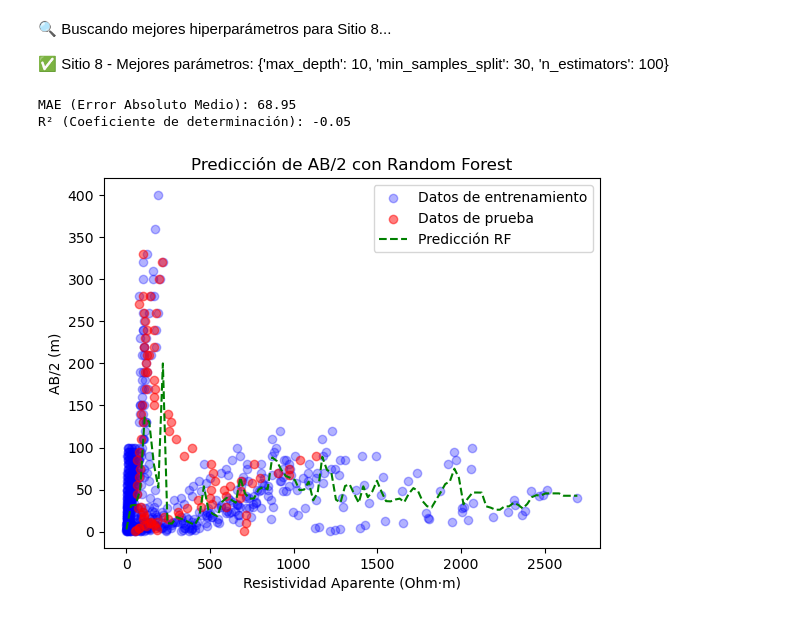
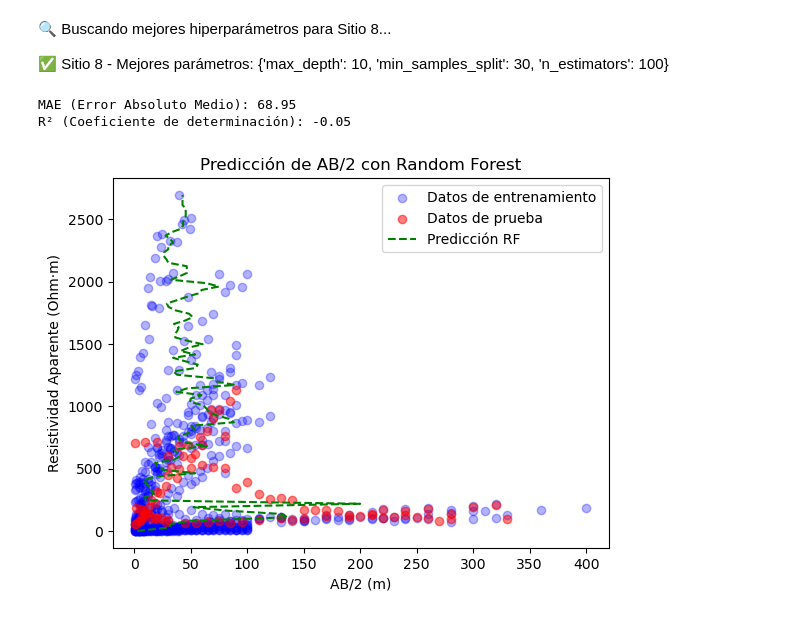
Before and after one commit to JuanJT117/TESIS-MCD, a Jupyter notebook: WorkWorkWork/Datos_Sinteticos_AB2.ipynb, the cells around one changed output. Drawn from its saved outputs; the diff is of its cells as text; code cells hidden in the pictures.

```diff
--- a/WorkWorkWork/Datos_Sinteticos_AB2.ipynb
+++ b/WorkWorkWork/Datos_Sinteticos_AB2.ipynb
@@ -1874,36 +1829,36 @@ groups = df["Modelo_ID"]
 
 # dividimos por grupos para entrenamiento y prueba
 gss = GroupShuffleSplit(n_splits=1, test_size=0.1, random_state=42)
 train_idx, test_idx = next(gss.split(X, y, groups))
 
 X_train, X_test = X.iloc[train_idx], X.iloc[test_idx]
 y_train, y_test = y.iloc[train_idx], y.iloc[test_idx]
 
 # modelo de entrenamiento, consideramos 500 arboles y una profundidad de 10 y na semilla de 42 y comparacmos con variacione de ramas y max_depth
 rf_inverse = RandomForestRegressor(n_estimators=200, max_depth=10, n_jobs=-1, random_state=42)
 rf_inverse.fit(X_train, y_train)
 
 #evalucion delk modelo empoleado el error absoluto medio y el coeficiente de determinacion
 y_pred = rf_inverse.predict(X_test)
 mae = mean_absolute_error(y_test, y_pred)
 r2 = r2_score(y_test, y_pred)
 
 print(f"MAE (Error Absoluto Medio): {mae:.2f}")
 print(f"R² (Coeficiente de determinación): {r2:.2f}")
 
 
 X_pred = np.linspace(min(X_train['Resistividad_Aparente']), max(X_train['Resistividad_Aparente']), 100).reshape(-1, 1)
 y_predicted = rf_inverse.predict(X_pred)
 
-plt.scatter(X_train, y_train, label="Datos de entrenamiento", color="blue", alpha=0.3)
-plt.scatter(X_test, y_test, label="Datos de prueba", color="red", alpha=0.5)
-plt.plot(X_pred, y_predicted, label="Predicción RF", color="green", linestyle="dashed")
-plt.xlabel("Resistividad Aparente (Ohm·m)")
-plt.ylabel("AB/2 (m)")
+plt.scatter(y_train, X_train, label="Datos de entrenamiento", color="blue", alpha=0.3)
+plt.scatter(y_test, X_test, label="Datos de prueba", color="red", alpha=0.5)
+plt.plot(y_predicted, X_pred, label="Predicción RF", color="green", linestyle="dashed")
+plt.xlabel("AB/2 (m)")
+plt.ylabel("Resistividad Aparente (Ohm·m)")
 plt.title("Predicción de AB/2 con Random Forest")
 plt.legend()
 plt.show()
 # %% [output]
 MAE (Error Absoluto Medio): 68.95
 R² (Coeficiente de determinación): -0.05
-[figure, old version]
+[figure, new version]
```
Also changed, not shown: parts of 19 cells of this notebook, 3 other files.
